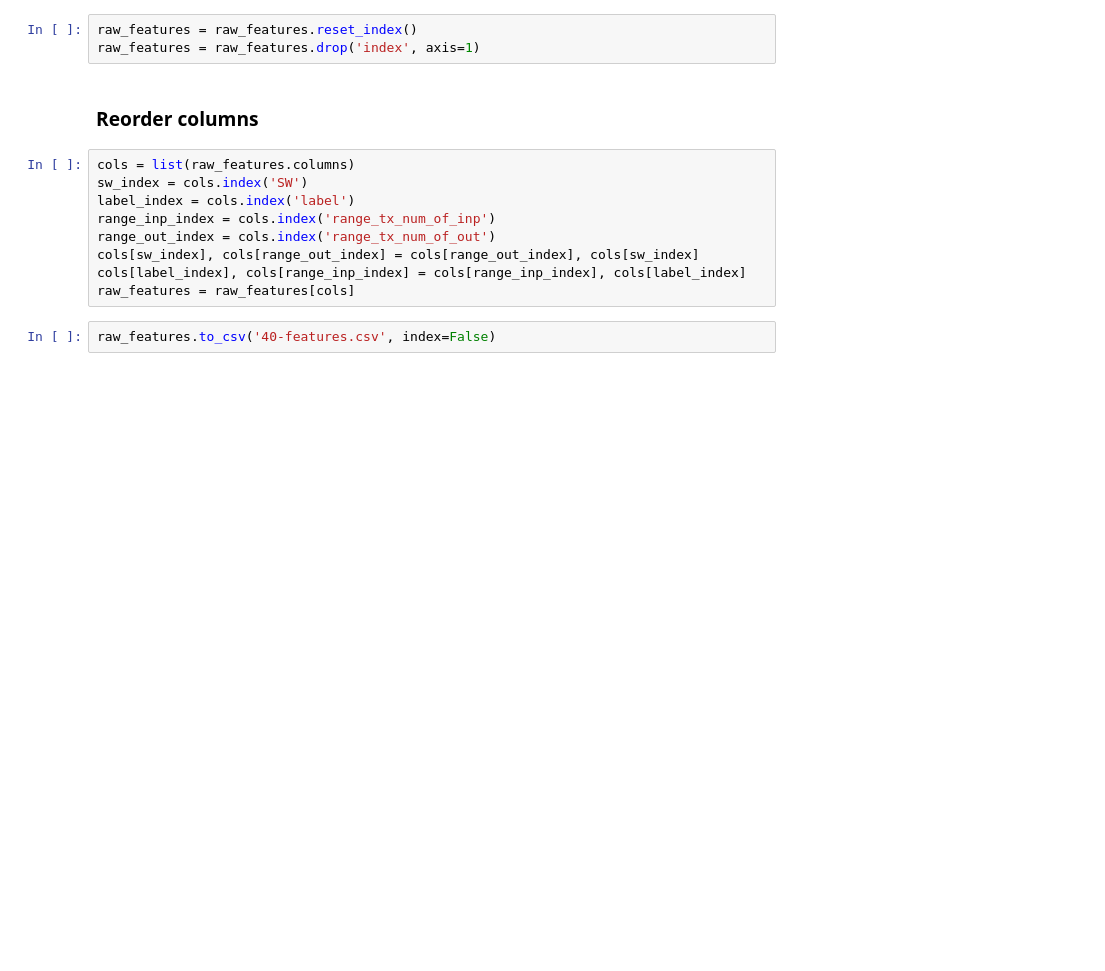
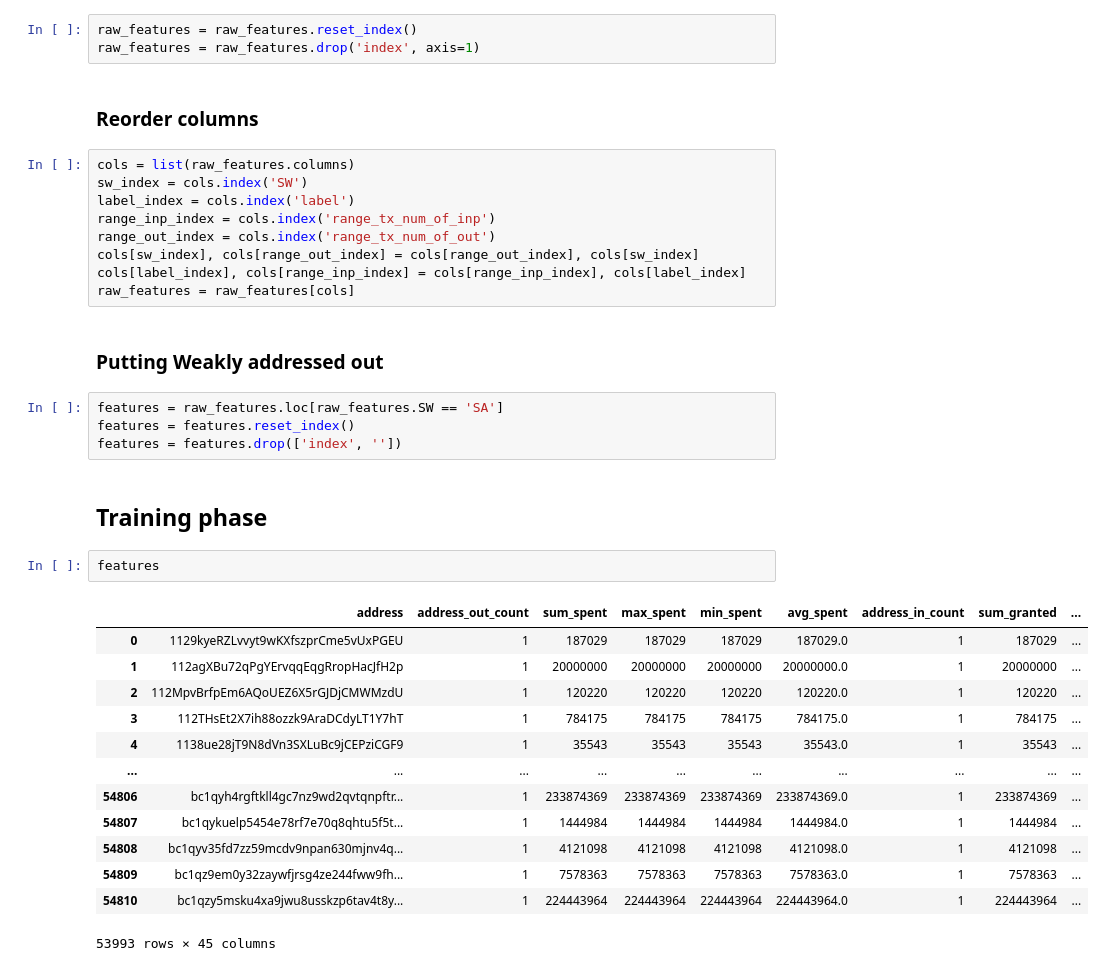
Before and after one commit to shayanhamidi2000/Address-classification-project, a Jupyter notebook: Data-Analysis.ipynb, the cells around one changed output. Saved outputs shown, nothing was run; the diff lists cells and outputs as text; blank space fills up the shorter version.

Commit message:
40 features are prepared and weakly addressed are ommited!

```diff
--- a/Data-Analysis.ipynb
+++ b/Data-Analysis.ipynb
@@ -129,5 +129,27 @@ range_out_index = cols.index('range_tx_num_of_out')
 cols[sw_index], cols[range_out_index] = cols[range_out_index], cols[sw_index]
 cols[label_index], cols[range_inp_index] = cols[range_inp_index], cols[label_index]
 raw_features = raw_features[cols]
-# %%
-raw_features.to_csv('40-features.csv', index=False)
+# %% [markdown]
+### Putting Weakly addressed out
+# %%
+features = raw_features.loc[raw_features.SW == 'SA']
+features = features.reset_index()
+features = features.drop(['index', ''])
+# %% [markdown]
+## Training phase
+# %%
+features
+# %% [output]
+|  | address | address_out_count | sum_spent | max_spent | min_spent | avg_spent | address_in_count | sum_granted | ... |
+| 0 | 1129kyeRZLvvyt9wKXfszprCme5vUxPGEU | 1 | 187029 | 187029 | 187029 | 187029.0 | 1 | 187029 | ... |
+| 1 | 112agXBu72qPgYErvqqEqgRropHacJfH2p | 1 | 20000000 | 20000000 | 20000000 | 20000000.0 | 1 | 20000000 | ... |
+| 2 | 112MpvBrfpEm6AQoUEZ6X5rGJDjCMWMzdU | 1 | 120220 | 120220 | 120220 | 120220.0 | 1 | 120220 | ... |
+| 3 | 112THsEt2X7ih88ozzk9AraDCdyLT1Y7hT | 1 | 784175 | 784175 | 784175 | 784175.0 | 1 | 784175 | ... |
+| 4 | 1138ue28jT9N8dVn3SXLuBc9jCEPziCGF9 | 1 | 35543 | 35543 | 35543 | 35543.0 | 1 | 35543 | ... |
+| ... | ... | ... | ... | ... | ... | ... | ... | ... | ... |
+| 54806 | bc1qyh4rgftkll4gc7nz9wd2qvtqnpftr... | 1 | 233874369 | 233874369 | 233874369 | 233874369.0 | 1 | 233874369 | ... |
+| 54807 | bc1qykuelp5454e78rf7e70q8qhtu5f5t... | 1 | 1444984 | 1444984 | 1444984 | 1444984.0 | 1 | 1444984 | ... |
+| 54808 | bc1qyv35fd7zz59mcdv9npan630mjnv4q... | 1 | 4121098 | 4121098 | 4121098 | 4121098.0 | 1 | 4121098 | ... |
+| 54809 | bc1qz9em0y32zaywfjrsg4ze244fww9fh... | 1 | 7578363 | 7578363 | 7578363 | 7578363.0 | 1 | 7578363 | ... |
+| 54810 | bc1qzy5msku4xa9jwu8usskzp6tav4t8y... | 1 | 224443964 | 224443964 | 224443964 | 224443964.0 | 1 | 224443964 | ... |
+53993 rows × 45 columns
```
Also changed, not shown: 1 other file.
